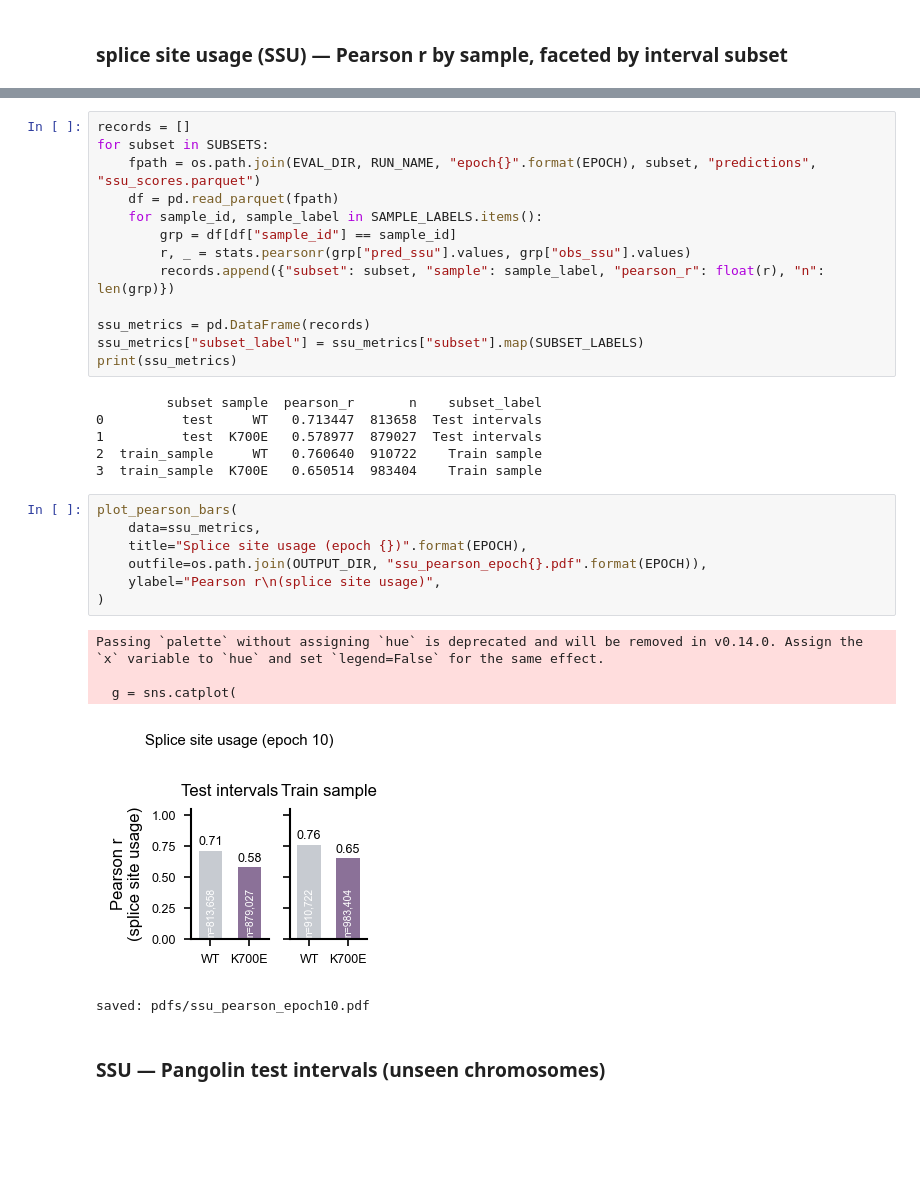
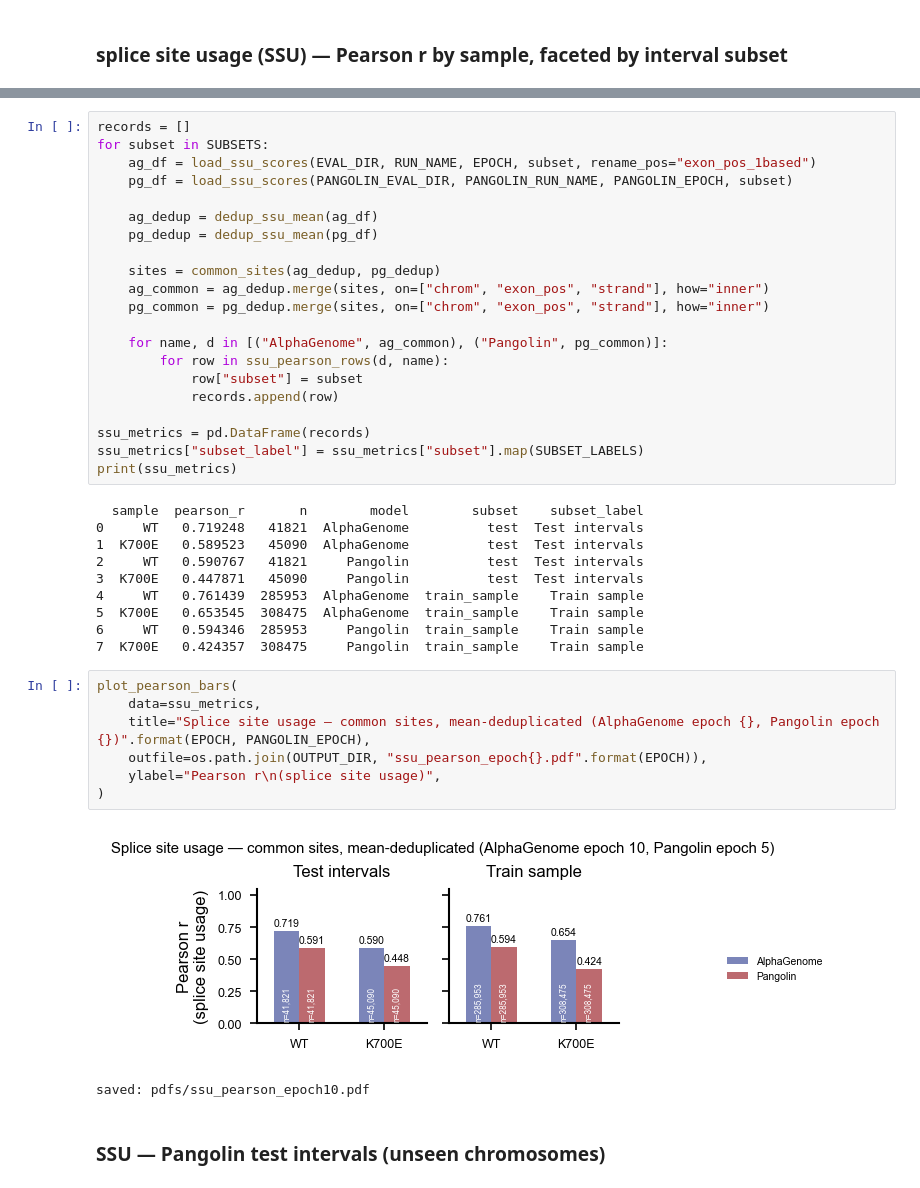
Before and after one commit to MiqG/alphagenome_finetuning_rna, a Jupyter notebook: figures/paper.ipynb, the cells around one changed output, grey strips where cells are left out. Cells and saved outputs as stored; diff of their text form; blank space fills up the shorter version.

```diff
--- a/figures/paper.ipynb
+++ b/figures/paper.ipynb
@@ -133,35 +297,44 @@ saved: pdfs/gene_expr_pearson_epoch10.pdf
 # %%
 records = []
 for subset in SUBSETS:
-    fpath = os.path.join(EVAL_DIR, RUN_NAME, "epoch{}".format(EPOCH), subset, "predictions", "ssu_scores.parquet")
-    df = pd.read_parquet(fpath)
-    for sample_id, sample_label in SAMPLE_LABELS.items():
-        grp = df[df["sample_id"] == sample_id]
-        r, _ = stats.pearsonr(grp["pred_ssu"].values, grp["obs_ssu"].values)
-        records.append({"subset": subset, "sample": sample_label, "pearson_r": float(r), "n": len(grp)})
+    ag_df = load_ssu_scores(EVAL_DIR, RUN_NAME, EPOCH, subset, rename_pos="exon_pos_1based")
+    pg_df = load_ssu_scores(PANGOLIN_EVAL_DIR, PANGOLIN_RUN_NAME, PANGOLIN_EPOCH, subset)
+
+    ag_dedup = dedup_ssu_mean(ag_df)
+    pg_dedup = dedup_ssu_mean(pg_df)
+
+    sites = common_sites(ag_dedup, pg_dedup)
+    ag_common = ag_dedup.merge(sites, on=["chrom", "exon_pos", "strand"], how="inner")
+    pg_common = pg_dedup.merge(sites, on=["chrom", "exon_pos", "strand"], how="inner")
+
+    for name, d in [("AlphaGenome", ag_common), ("Pangolin", pg_common)]:
+        for row in ssu_pearson_rows(d, name):
+            row["subset"] = subset
+            records.append(row)
 
 ssu_metrics = pd.DataFrame(records)
 ssu_metrics["subset_label"] = ssu_metrics["subset"].map(SUBSET_LABELS)
 print(ssu_metrics)
 # %% [output]
-         subset sample  pearson_r       n    subset_label
-0          test     WT   0.713447  813658  Test intervals
-1          test  K700E   0.578977  879027  Test intervals
-2  train_sample     WT   0.760640  910722    Train sample
-3  train_sample  K700E   0.650514  983404    Train sample
+  sample  pearson_r       n        model        subset    subset_label
+0     WT   0.719248   41821  AlphaGenome          test  Test intervals
+1  K700E   0.589523   45090  AlphaGenome          test  Test intervals
+2     WT   0.590767   41821     Pangolin          test  Test intervals
+3  K700E   0.447871   45090     Pangolin          test  Test intervals
+4     WT   0.761439  285953  AlphaGenome  train_sample    Train sample
+5  K700E   0.653545  308475  AlphaGenome  train_sample    Train sample
+6     WT   0.594346  285953     Pangolin  train_sample    Train sample
+7  K700E   0.424357  308475     Pangolin  train_sample    Train sample
 # %%
 plot_pearson_bars(
     data=ssu_metrics,
-    title="Splice site usage (epoch {})".format(EPOCH),
+    title="Splice site usage — common sites, mean-deduplicated (AlphaGenome epoch {}, Pangolin epoch {})".format(EPOCH, PANGOLIN_EPOCH),
     outfile=os.path.join(OUTPUT_DIR, "ssu_pearson_epoch{}.pdf".format(EPOCH)),
     ylabel="Pearson r\n(splice site usage)",
 )
 # %% [output]
+[figure, new version]
-Passing `palette` without assigning `hue` is deprecated and will be removed in v0.14.0. Assign the `x` variable to `hue` and set `legend=False` for the same effect.
-
-  g = sns.catplot(
+saved: pdfs/ssu_pearson_epoch10.pdf
-[figure, old version]
-saved: pdfs/ssu_pearson_epoch10.pdf
 # %% [markdown]
 ### SSU — Pangolin test intervals (unseen chromosomes)
 # %%
```
Also changed, not shown: parts of 17 cells of this notebook, 2 other files.
